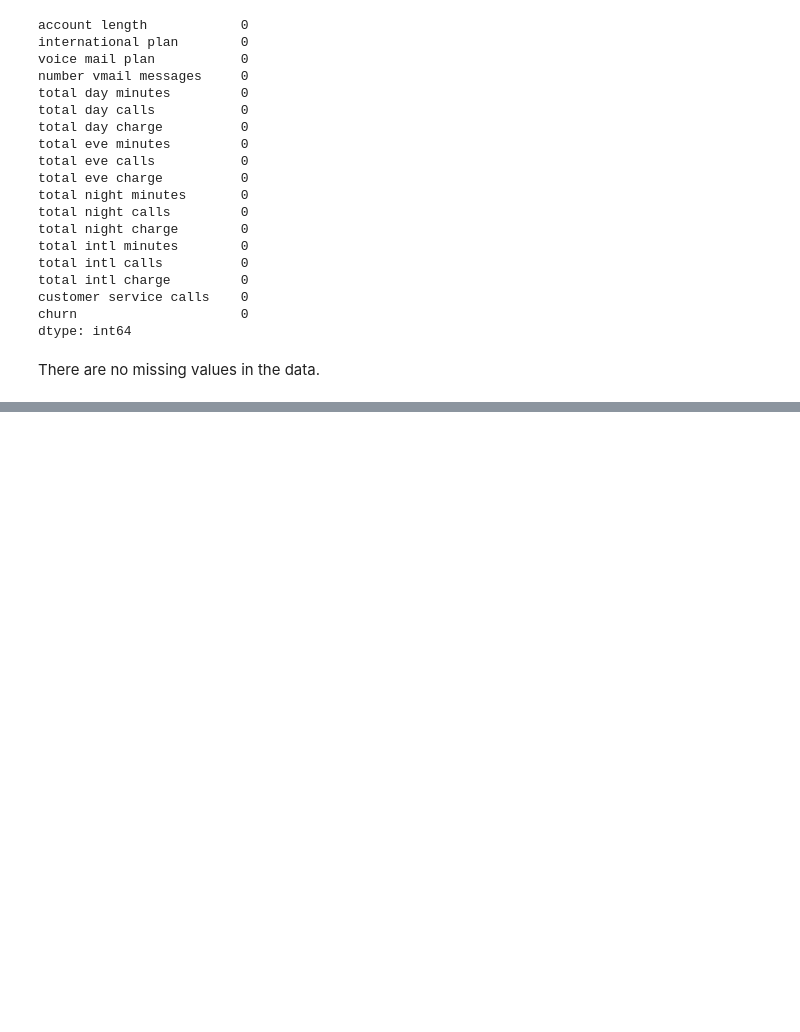
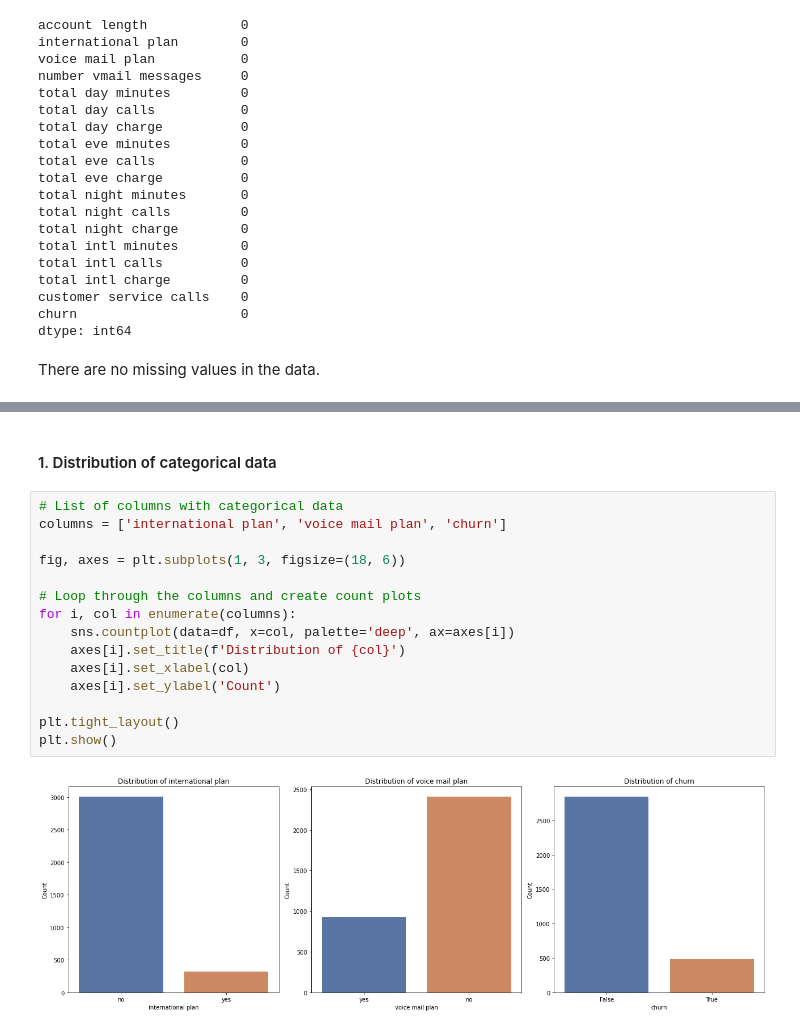
Before and after one commit to tracy-gwehona/Customer-Churn-Prediction, a Jupyter notebook: Customer-Churn-Prediction.ipynb, the cells around one changed output, grey strips where cells are left out. Drawn from its saved outputs; the diff is of its cells as text; blank space fills up the shorter version.

Commit message:
Add data analysis

```diff
--- a/Customer-Churn-Prediction.ipynb
+++ b/Customer-Churn-Prediction.ipynb
@@ -145,0 +150,19 @@ There are no missing values in the data.
+# %% [markdown]
+#### 1. Distribution of categorical data
+# %%
+# List of columns with categorical data
+columns = ['international plan', 'voice mail plan', 'churn']
+
+fig, axes = plt.subplots(1, 3, figsize=(18, 6))
+
+# Loop through the columns and create count plots
+for i, col in enumerate(columns):
+    sns.countplot(data=df, x=col, palette='deep', ax=axes[i])
+    axes[i].set_title(f'Distribution of {col}')
+    axes[i].set_xlabel(col)
+    axes[i].set_ylabel('Count')
+
+plt.tight_layout()
+plt.show()
+# %% [output]
+[figure, added]
```
Also changed, not shown: parts of 15 cells of this notebook.
